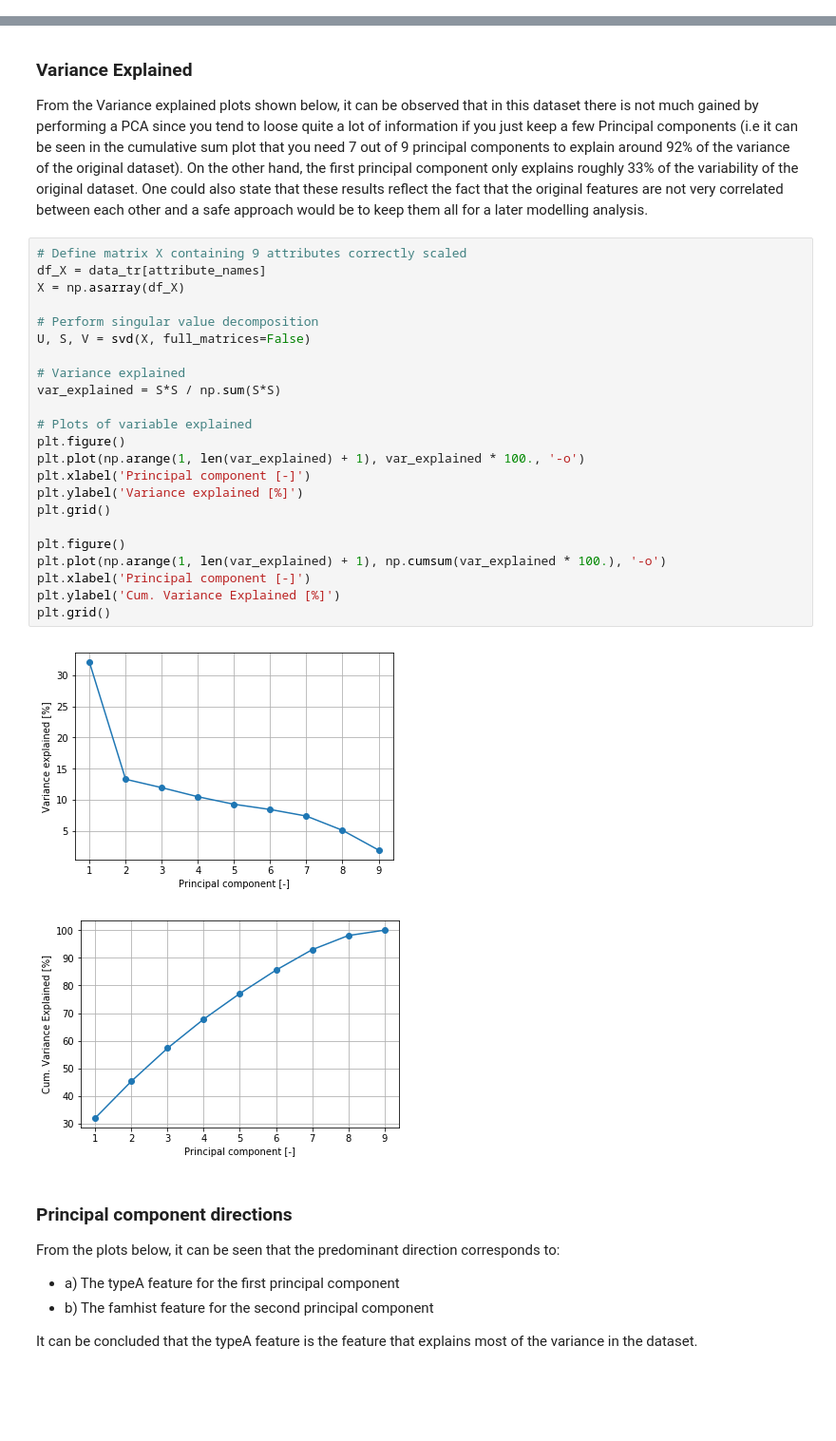
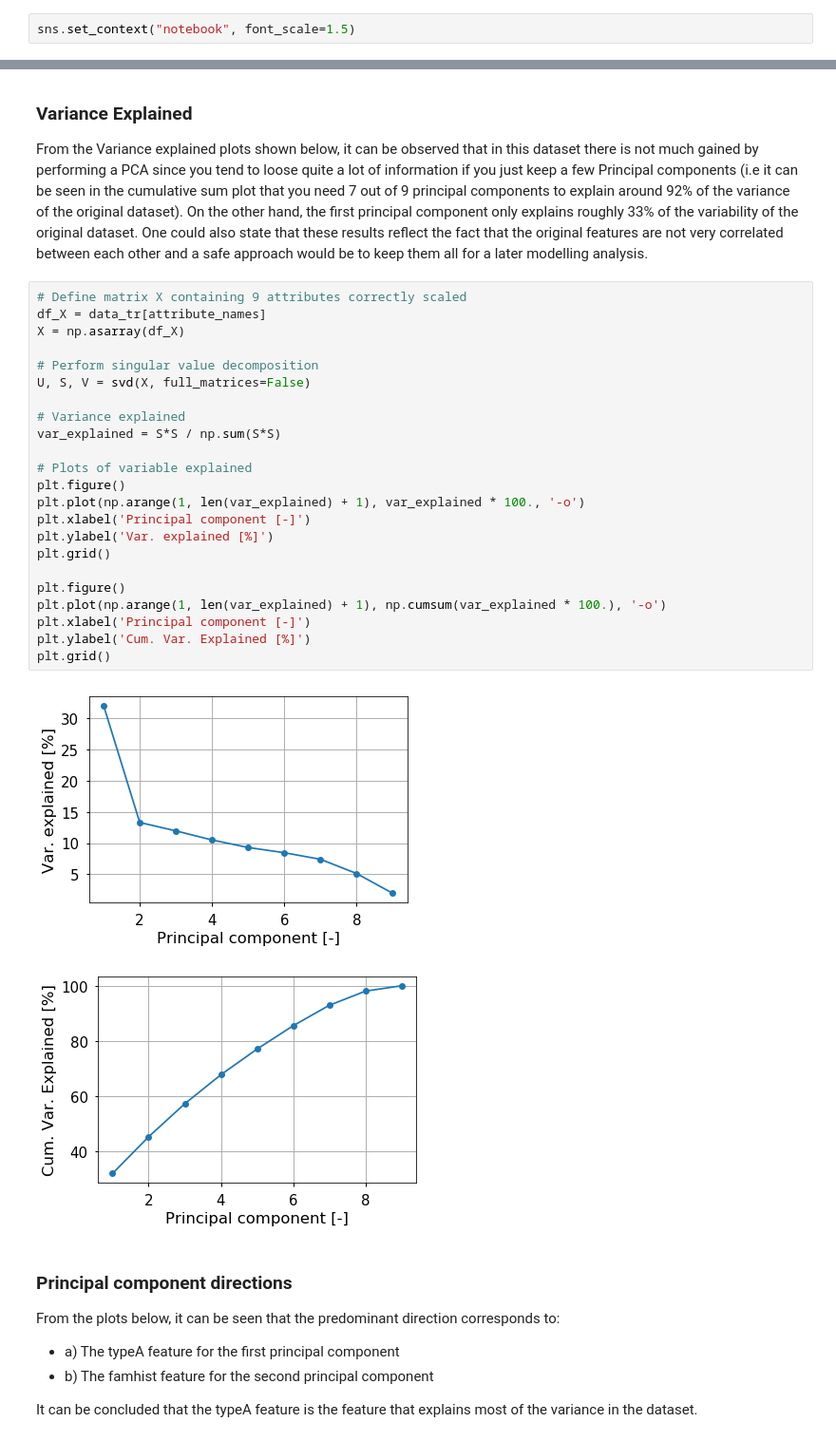
Before and after one commit to benbenasque/machine_learning_tutorials, a Jupyter notebook: machine_learning_exercise.ipynb, the cells around one changed output, grey strips where cells are left out. Shown at 95% size. Drawn from its saved outputs; the diff is of its cells as text; blank space fills up the shorter version.

```diff
--- a/machine_learning_exercise.ipynb
+++ b/machine_learning_exercise.ipynb
@@ -14,6 +14,8 @@ from sklearn.preprocessing import StandardScaler
 from scipy.linalg import svd
 import matplotlib.pyplot as plt
 import seaborn as sns
+# %%
+sns.set_context("notebook", font_scale=1.5)
 # %%
 # Loading the data
 data = pd.read_csv('data.csv')
@@ -134,29 +136,29 @@ From the Variance explained plots shown below, it can be observed that in this d
 # %%
 # Define matrix X containing 9 attributes correctly scaled
 df_X = data_tr[attribute_names]
 X = np.asarray(df_X)
 
 # Perform singular value decomposition
 U, S, V = svd(X, full_matrices=False)
 
 # Variance explained
 var_explained = S*S / np.sum(S*S)
 
 # Plots of variable explained
 plt.figure()
 plt.plot(np.arange(1, len(var_explained) + 1), var_explained * 100., '-o')
 plt.xlabel('Principal component [-]')
-plt.ylabel('Variance explained [%]')
+plt.ylabel('Var. explained [%]')
 plt.grid()
 
 plt.figure()
 plt.plot(np.arange(1, len(var_explained) + 1), np.cumsum(var_explained * 100.), '-o')
 plt.xlabel('Principal component [-]')
-plt.ylabel('Cum. Variance Explained [%]')
+plt.ylabel('Cum. Var. Explained [%]')
 plt.grid()
 # %% [output]
-[figure, old version]
+[figure, new version]
-[figure, old version]
+[figure, new version]
 # %% [markdown]
 ### Principal component directions
 
```
Also changed, not shown: parts of 8 cells of this notebook.
